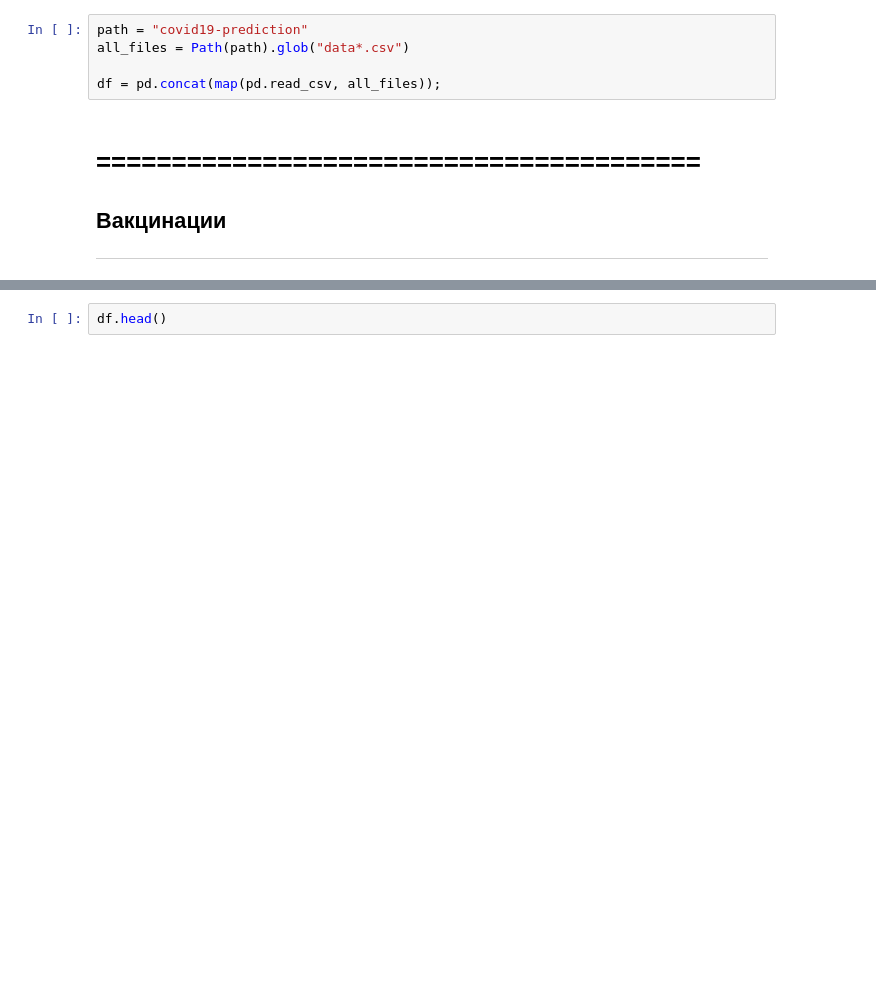
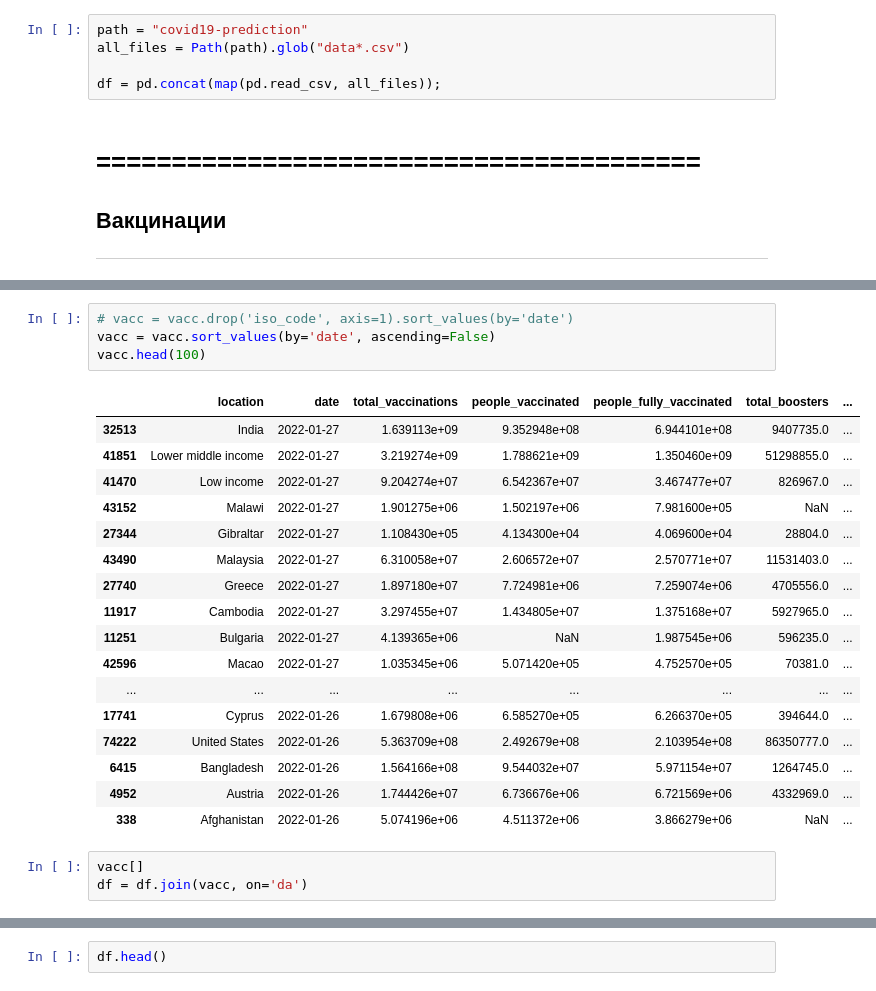
Before and after one commit to akitim/comptech-winter-school-2022_covid19-prediction, a Jupyter notebook: COVID_19_baseline.ipynb, the cells around one changed output, grey strips where cells are left out. Drawn from its saved outputs; the diff is of its cells as text; blank space fills up the shorter version.

```diff
--- a/COVID_19_baseline.ipynb
+++ b/COVID_19_baseline.ipynb
@@ -107,3 +101,28 @@ vacc.sample(20)
+# %%
+# vacc = vacc.drop('iso_code', axis=1).sort_values(by='date')
+vacc = vacc.sort_values(by='date', ascending=False)
+vacc.head(100)
+# %% [output]
+|  | location | date | total_vaccinations | people_vaccinated | people_fully_vaccinated | total_boosters | ... |
+| 32513 | India | 2022-01-27 | 1.639113e+09 | 9.352948e+08 | 6.944101e+08 | 9407735.0 | ... |
+| 41851 | Lower middle income | 2022-01-27 | 3.219274e+09 | 1.788621e+09 | 1.350460e+09 | 51298855.0 | ... |
+| 41470 | Low income | 2022-01-27 | 9.204274e+07 | 6.542367e+07 | 3.467477e+07 | 826967.0 | ... |
+| 43152 | Malawi | 2022-01-27 | 1.901275e+06 | 1.502197e+06 | 7.981600e+05 | NaN | ... |
+| 27344 | Gibraltar | 2022-01-27 | 1.108430e+05 | 4.134300e+04 | 4.069600e+04 | 28804.0 | ... |
+| 43490 | Malaysia | 2022-01-27 | 6.310058e+07 | 2.606572e+07 | 2.570771e+07 | 11531403.0 | ... |
+| 27740 | Greece | 2022-01-27 | 1.897180e+07 | 7.724981e+06 | 7.259074e+06 | 4705556.0 | ... |
+| 11917 | Cambodia | 2022-01-27 | 3.297455e+07 | 1.434805e+07 | 1.375168e+07 | 5927965.0 | ... |
+| 11251 | Bulgaria | 2022-01-27 | 4.139365e+06 | NaN | 1.987545e+06 | 596235.0 | ... |
+| 42596 | Macao | 2022-01-27 | 1.035345e+06 | 5.071420e+05 | 4.752570e+05 | 70381.0 | ... |
+| ... | ... | ... | ... | ... | ... | ... | ... |
+| 17741 | Cyprus | 2022-01-26 | 1.679808e+06 | 6.585270e+05 | 6.266370e+05 | 394644.0 | ... |
+| 74222 | United States | 2022-01-26 | 5.363709e+08 | 2.492679e+08 | 2.103954e+08 | 86350777.0 | ... |
+| 6415 | Bangladesh | 2022-01-26 | 1.564166e+08 | 9.544032e+07 | 5.971154e+07 | 1264745.0 | ... |
+| 4952 | Austria | 2022-01-26 | 1.744426e+07 | 6.736676e+06 | 6.721569e+06 | 4332969.0 | ... |
+| 338 | Afghanistan | 2022-01-26 | 5.074196e+06 | 4.511372e+06 | 3.866279e+06 | NaN | ... |
+# %%
+vacc[]
+df = df.join(vacc, on='da')
 # %%
 # vacc.groupby('location').last()
 # vacc[vacc.location == 'Russia']
```
Also changed, not shown: parts of 4 cells of this notebook.
